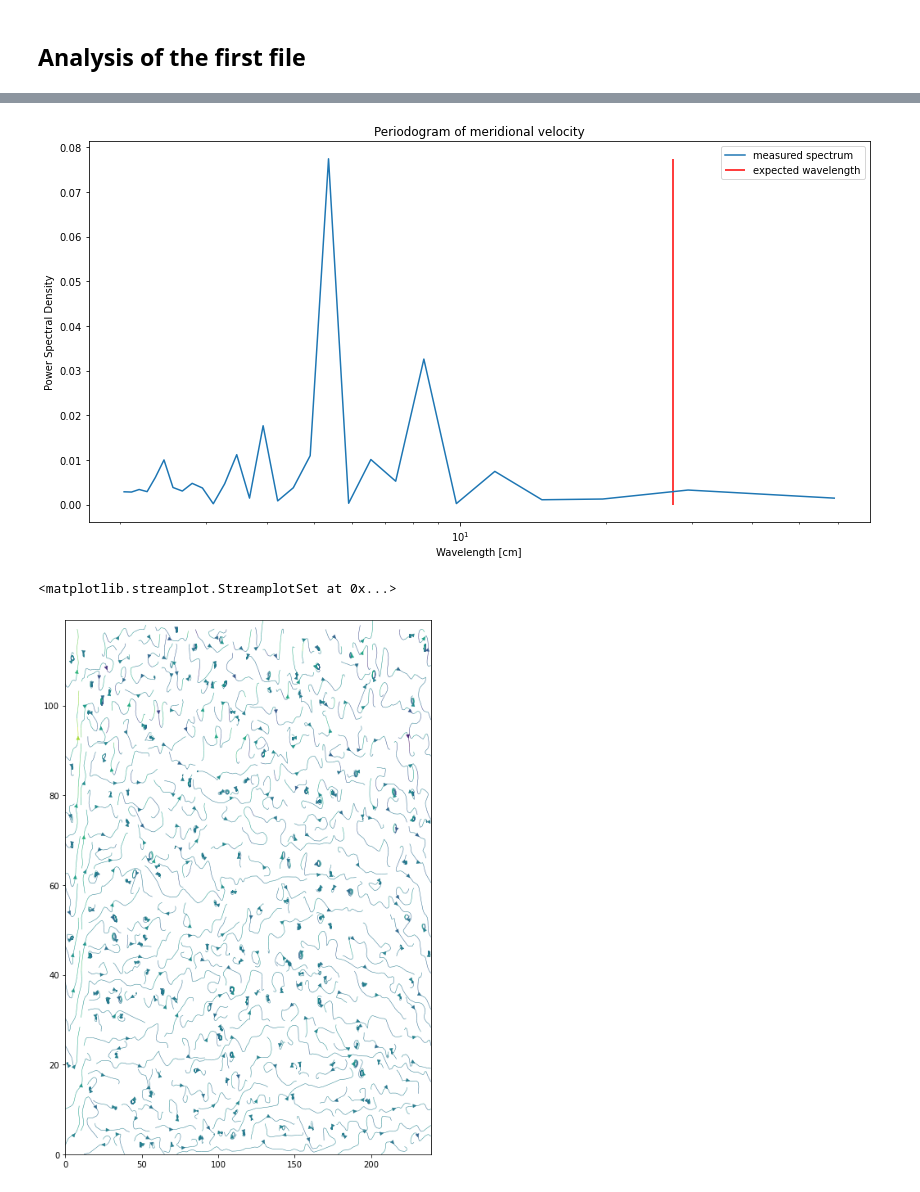
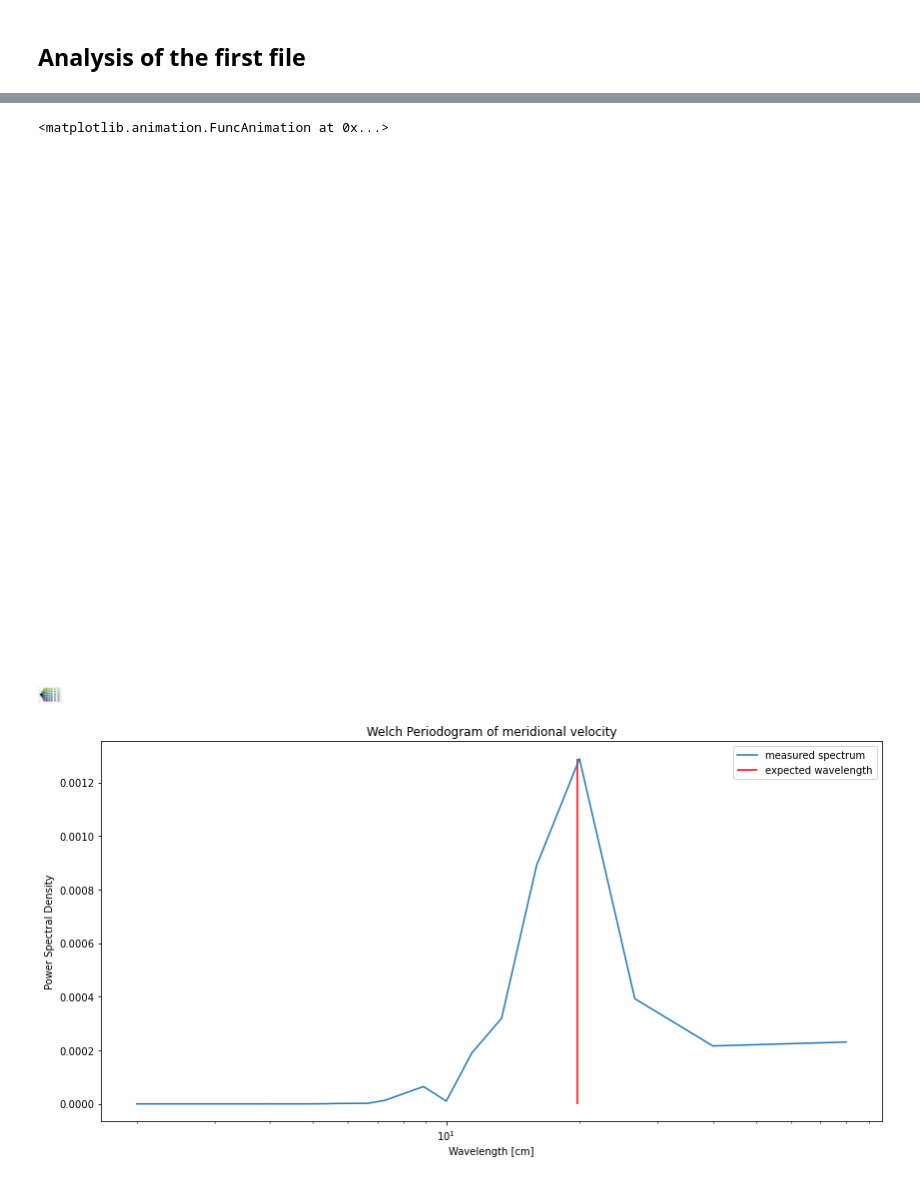
Before and after one commit to BlueScr33n/Rossby-Waves, a Jupyter notebook: Analysis.ipynb, the cells around one changed output, grey strips where cells are left out. Saved outputs shown, nothing was run; the diff lists cells and outputs as text; code cells hidden in the pictures.

```diff
--- a/Analysis.ipynb
+++ b/Analysis.ipynb
@@ -96,21 +91,24 @@ anim
+# %%
+HTML(anim.to_html5_video())
+rc('animation', html='html5')
+anim
+# %% [output]
+<matplotlib.animation.FuncAnimation at 0x...>
+[figure, added]
 # %%
-freq,power = signal.periodogram(np.nanmean(v[-1,:-1,:],axis=1))
+freq,power = signal.welch(np.nanmean(v[-1,-1,:-1,:],axis=0))
 lambda_ = wavelen(u0,omega,alpha,h0)
+lambda_ = 19.8
 plt.figure(figsize=(14,7))
 plt.semilogx(1/freq[1:],power[1:],label='measured spectrum')
 plt.vlines(lambda_,0,max(power),'red',label='expected wavelength')
 plt.legend()
 plt.xlabel('Wavelength [cm]')
 plt.ylabel('Power Spectral Density')
-plt.title('Periodogram of meridional velocity')
+plt.title('Welch Periodogram of meridional velocity')
 plt.savefig(fname+'_spec.png')
 # %% [output]
-[figure, old version]
+[figure, new version]
 # %%
-plt.figure(figsize=(8,12))
-x = np.arange(v.shape[2])
-y = np.arange(v.shape[1])
-plt.streamplot(x,y,u[-1,:,:],v[-1,:,:],density=2,linewidth=0.5,color=v[-1,:,:])
+plt.figure(figsize=(12,12))
+plt.streamplot(x,y,u[-1,-1,:,:],v[-1,-1,:,:],density=10,linewidth=0.5,color=v[-1,-1,:,:])
-# %% [output]
-<matplotlib.streamplot.StreamplotSet at 0x...>
-[figure, removed]
```
Also changed, not shown: parts of 8 cells of this notebook.
